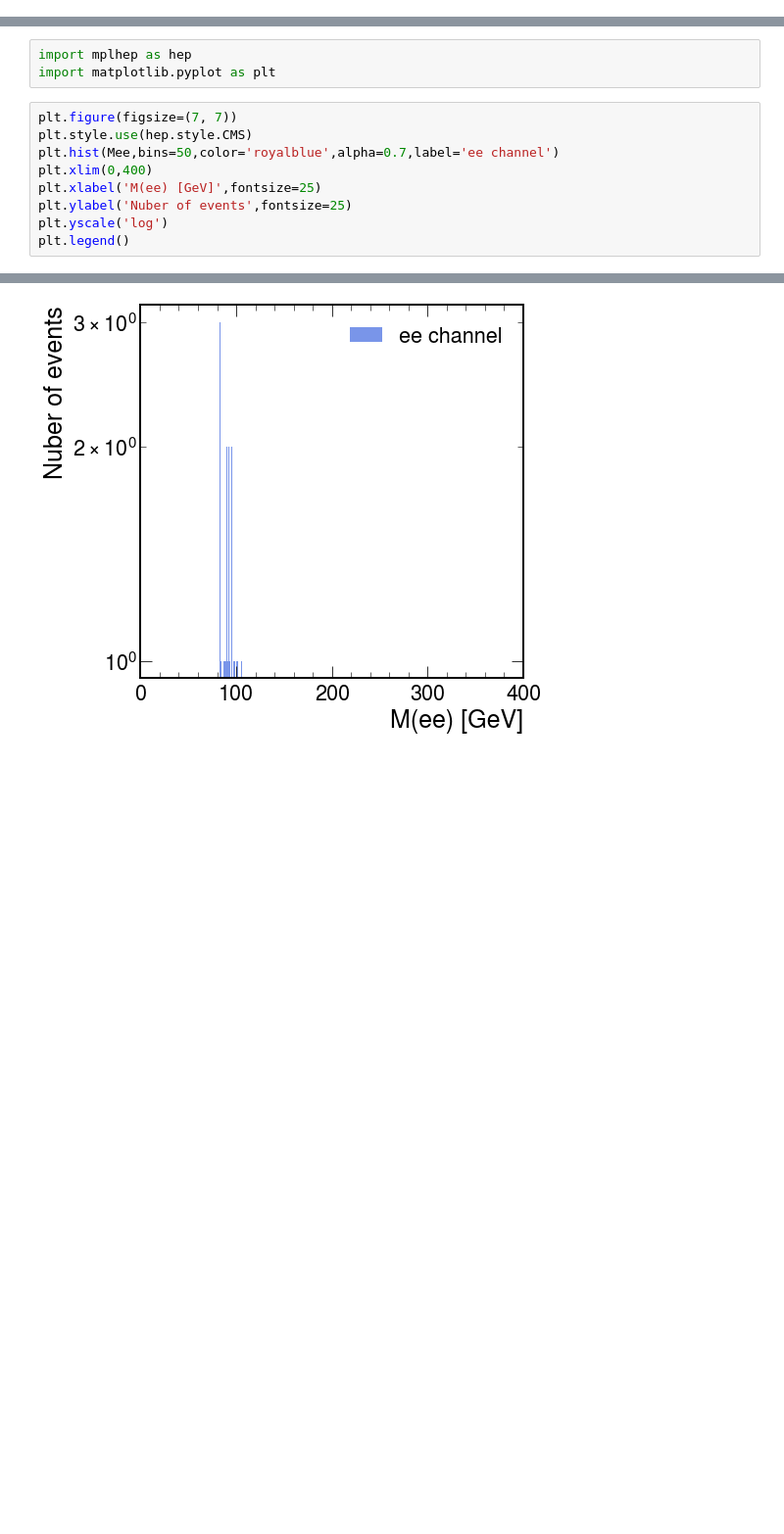
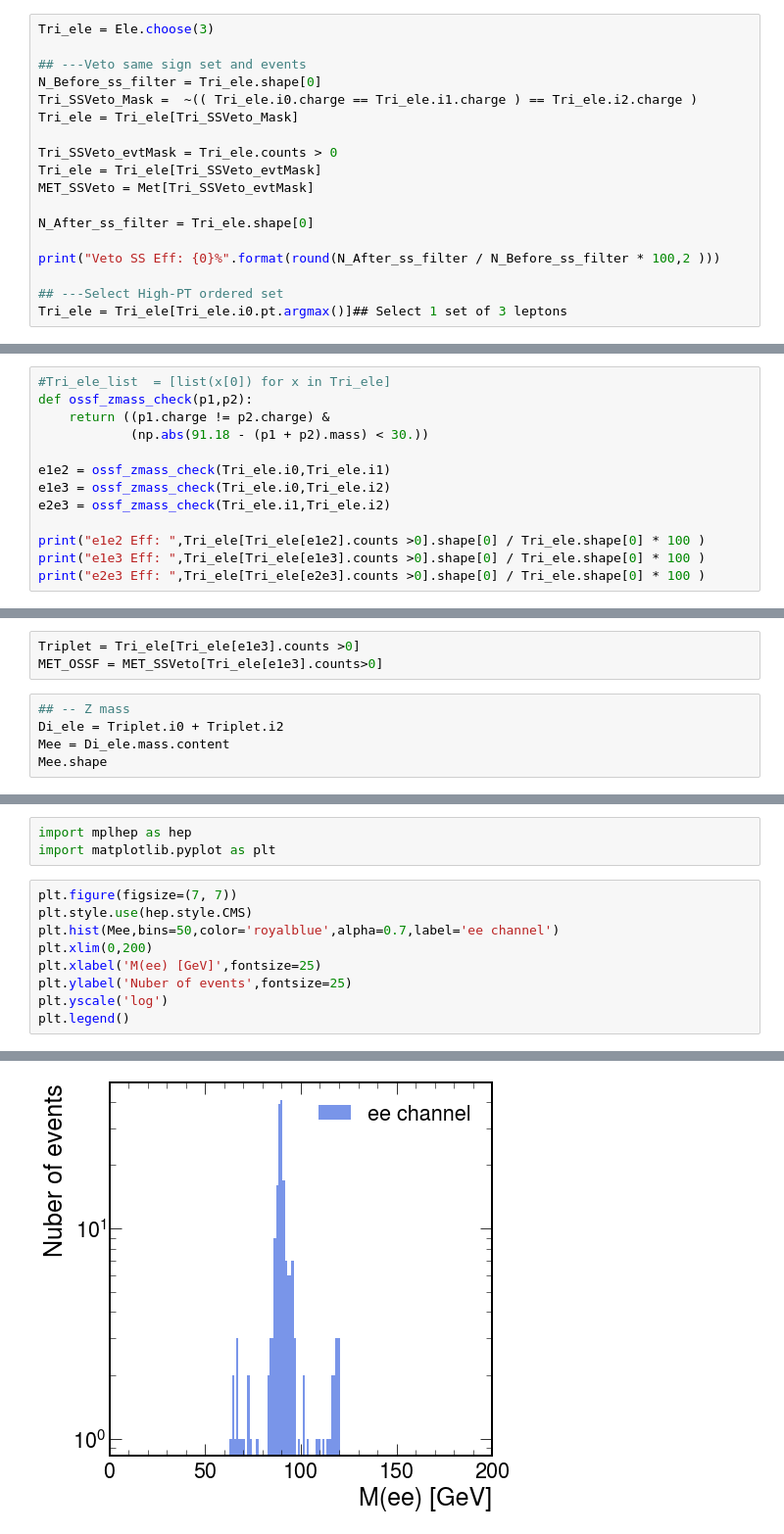
Before and after one commit to ico1036/WVA_study, a Jupyter notebook: Nano_AOD_Analysis/Coffea/WZG_ANal.ipynb, the cells around one changed output, grey strips where cells are left out. Shown at 98% size. Cells and saved outputs as stored; diff of their text form; blank space fills up the shorter version.

Commit message:
OSSF Zmass Check with MT

```diff
--- a/Nano_AOD_Analysis/Coffea/WZG_ANal.ipynb
+++ b/Nano_AOD_Analysis/Coffea/WZG_ANal.ipynb
@@ -268,0 +209,18 @@ Mee.shape
+# %%
+Tri_ele = Ele.choose(3)
+
+## ---Veto same sign set and events
+N_Before_ss_filter = Tri_ele.shape[0]
+Tri_SSVeto_Mask =  ~(( Tri_ele.i0.charge == Tri_ele.i1.charge ) == Tri_ele.i2.charge )
+Tri_ele = Tri_ele[Tri_SSVeto_Mask]
+
+Tri_SSVeto_evtMask = Tri_ele.counts > 0
+Tri_ele = Tri_ele[Tri_SSVeto_evtMask]
+MET_SSVeto = Met[Tri_SSVeto_evtMask]
+
+N_After_ss_filter = Tri_ele.shape[0]
+
+print("Veto SS Eff: {0}%".format(round(N_After_ss_filter / N_Before_ss_filter * 100,2 )))
+
+## ---Select High-PT ordered set
+Tri_ele = Tri_ele[Tri_ele.i0.pt.argmax()]## Select 1 set of 3 leptons
@@ -268,0 +248,13 @@ Mee.shape
+# %%
+#Tri_ele_list  = [list(x[0]) for x in Tri_ele]
+def ossf_zmass_check(p1,p2):
+    return ((p1.charge != p2.charge) &
+            (np.abs(91.18 - (p1 + p2).mass) < 30.))
+
+e1e2 = ossf_zmass_check(Tri_ele.i0,Tri_ele.i1)
+e1e3 = ossf_zmass_check(Tri_ele.i0,Tri_ele.i2)
+e2e3 = ossf_zmass_check(Tri_ele.i1,Tri_ele.i2)
+
+print("e1e2 Eff: ",Tri_ele[Tri_ele[e1e2].counts >0].shape[0] / Tri_ele.shape[0] * 100 )
+print("e1e3 Eff: ",Tri_ele[Tri_ele[e1e3].counts >0].shape[0] / Tri_ele.shape[0] * 100 )
+print("e2e3 Eff: ",Tri_ele[Tri_ele[e2e3].counts >0].shape[0] / Tri_ele.shape[0] * 100 )
@@ -268,0 +267,8 @@ Mee.shape
+# %%
+Triplet = Tri_ele[Tri_ele[e1e3].counts >0]
+MET_OSSF = MET_SSVeto[Tri_ele[e1e3].counts>0]
+# %%
+## -- Z mass
+Di_ele = Triplet.i0 + Triplet.i2
+Mee = Di_ele.mass.content
+Mee.shape
@@ -275,7 +298,7 @@ import matplotlib.pyplot as plt
 plt.figure(figsize=(7, 7))
 plt.style.use(hep.style.CMS)
 plt.hist(Mee,bins=50,color='royalblue',alpha=0.7,label='ee channel')
-plt.xlim(0,400)
+plt.xlim(0,200)
 plt.xlabel('M(ee) [GeV]',fontsize=25)
 plt.ylabel('Nuber of events',fontsize=25)
 plt.yscale('log')
@@ -285 +309 @@ plt.legend()
-[figure, old version]
+[figure, new version]
```
Also changed, not shown: parts of 41 cells of this notebook.
